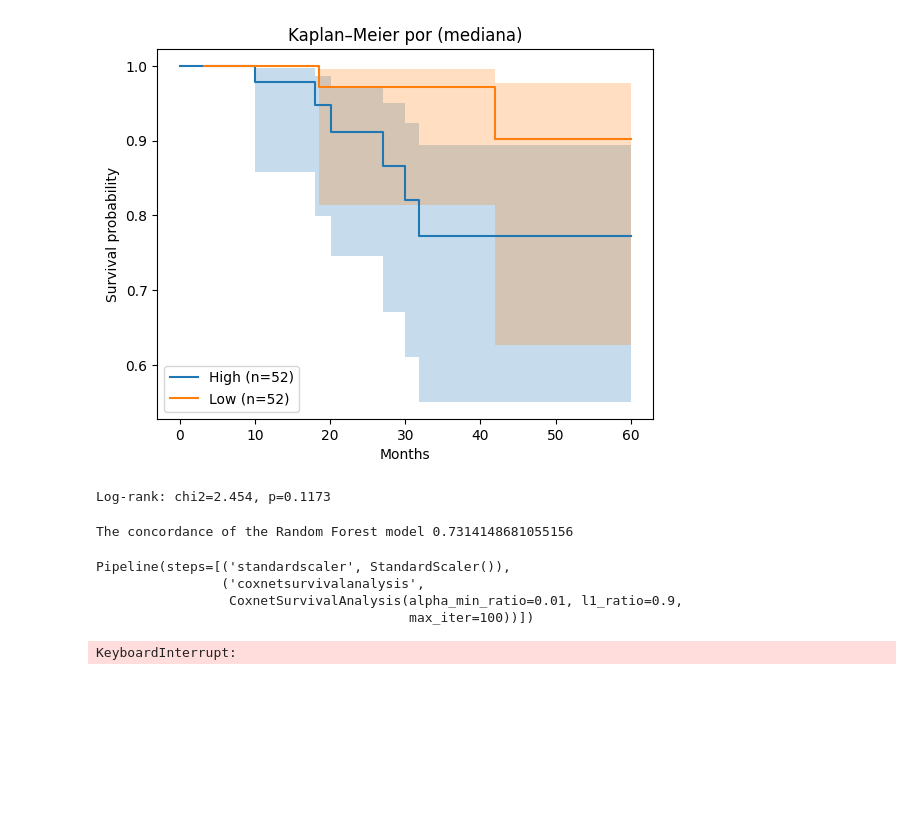
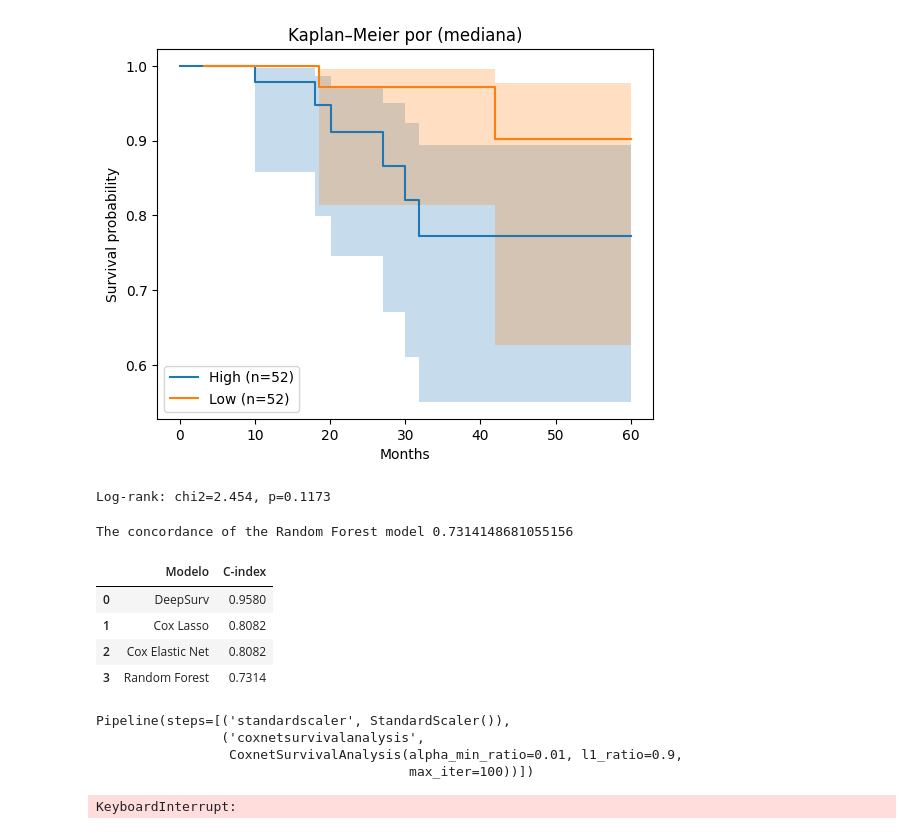
Before and after one commit to Fasmanuel2002/UPSA_Thesis_Research, a Jupyter notebook: research/notebooks/limma.ipynb, the cells around one changed output. Saved outputs shown, nothing was run; the diff lists cells and outputs as text; code cells hidden in the pictures; blank space fills up the shorter version.

```diff
--- a/research/notebooks/limma.ipynb
+++ b/research/notebooks/limma.ipynb
@@ -427,6 +427,32 @@ Log-rank: chi2=2.454, p=0.1173
 print(f"The concordance of the Random Forest model {random_forest_model.score(X_test, Y_test)}")
 # %% [output]
 The concordance of the Random Forest model 0.7314148681055156
+# %%
+best_idx_lasso_test, c_lasso = evaluate_model_path(
+    cox_Lasso.alphas_, cox_Lasso.coef_, X_test, Y_test
+)
+
+best_idx_elastic_test, c_elastic = evaluate_model_path(
+    cox_elastic_net.alphas_, cox_elastic_net.coef_, X_test, Y_test
+)
+
+pred_rf = random_forest_model.predict(X_test)
+c_rf = concordance_index_censored(Y_test['event_60'], Y_test['time_60'], pred_rf)[0]
+
+tabla = [
+    {'Modelo': 'DeepSurv',        'C-index': 0.9580},
+    {'Modelo': 'Cox Lasso',       'C-index': round(c_lasso, 4)},
+    {'Modelo': 'Cox Elastic Net', 'C-index': round(c_elastic, 4)},
+    {'Modelo': 'Random Forest',   'C-index': round(c_rf, 4)},
+]
+
+pd.DataFrame(tabla).sort_values('C-index', ascending=False)
+# %% [output]
+|  | Modelo | C-index |
+| 0 | DeepSurv | 0.9580 |
+| 1 | Cox Lasso | 0.8082 |
+| 2 | Cox Elastic Net | 0.8082 |
+| 3 | Random Forest | 0.7314 |
 # %%
 import warnings
 from sklearn.exceptions import FitFailedWarning
```
Also changed, not shown: 1 other file.
